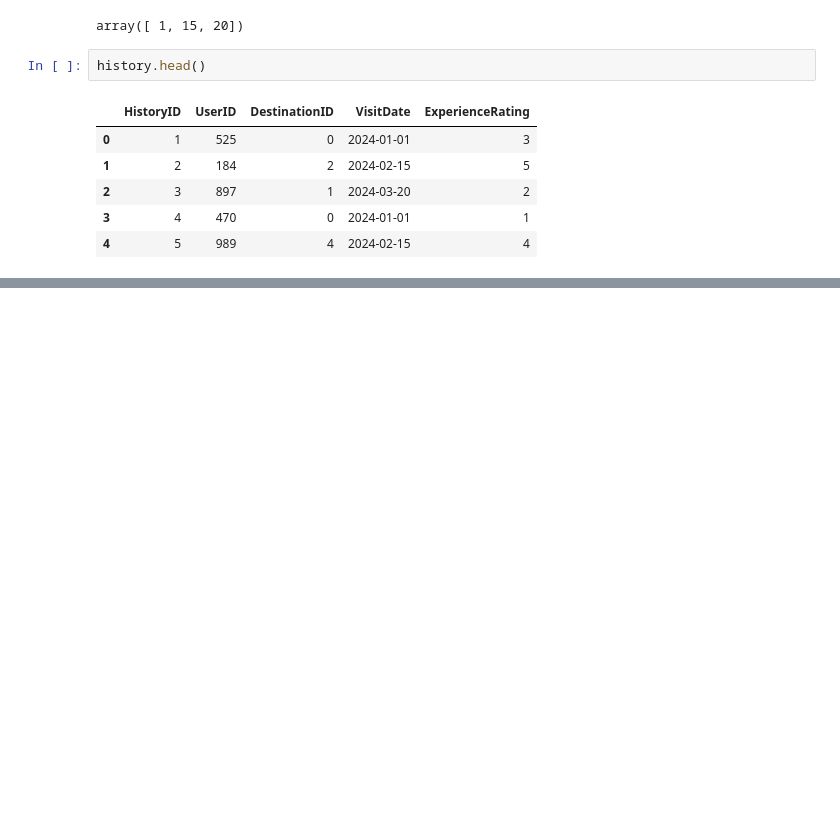
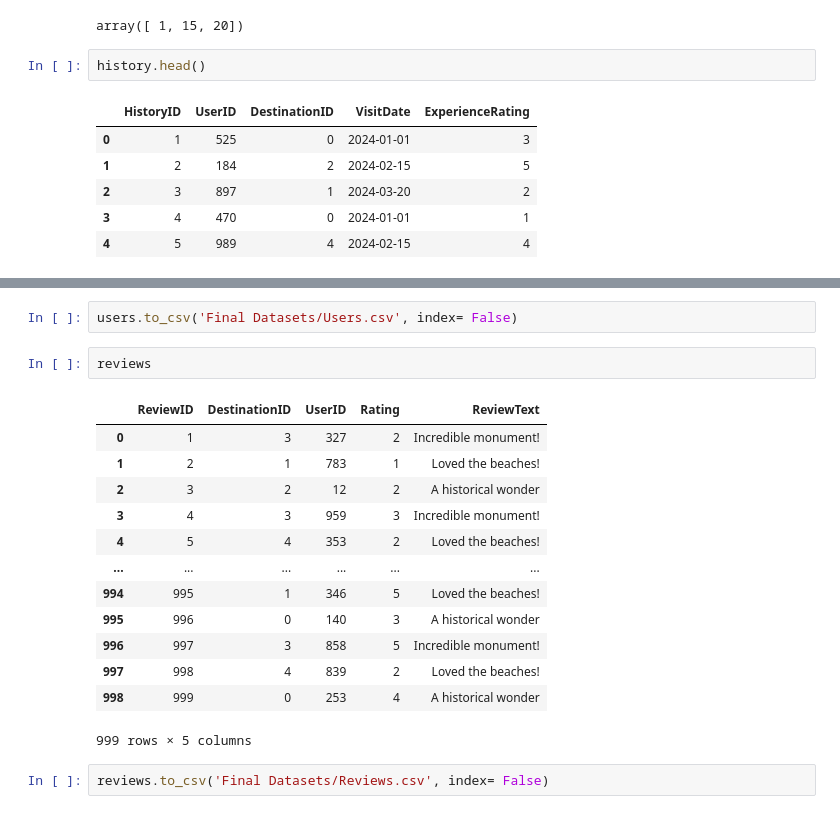
Before and after one commit to ErfanJoodi/EDA-on-Travel-dataset, a Jupyter notebook: EDA.ipynb, the cells around one changed output, grey strips where cells are left out. Cells and saved outputs as stored; diff of their text form; blank space fills up the shorter version.

Commit message:
Preparing all the tables

```diff
--- a/EDA.ipynb
+++ b/EDA.ipynb
@@ -629,0 +663,20 @@ history.head()
+# %%
+users.to_csv('Final Datasets/Users.csv', index= False)
+# %%
+reviews
+# %% [output]
+|  | ReviewID | DestinationID | UserID | Rating | ReviewText |
+| 0 | 1 | 3 | 327 | 2 | Incredible monument! |
+| 1 | 2 | 1 | 783 | 1 | Loved the beaches! |
+| 2 | 3 | 2 | 12 | 2 | A historical wonder |
+| 3 | 4 | 3 | 959 | 3 | Incredible monument! |
+| 4 | 5 | 4 | 353 | 2 | Loved the beaches! |
+| ... | ... | ... | ... | ... | ... |
+| 994 | 995 | 1 | 346 | 5 | Loved the beaches! |
+| 995 | 996 | 0 | 140 | 3 | A historical wonder |
+| 996 | 997 | 3 | 858 | 5 | Incredible monument! |
+| 997 | 998 | 4 | 839 | 2 | Loved the beaches! |
+| 998 | 999 | 0 | 253 | 4 | A historical wonder |
+999 rows × 5 columns
+# %%
+reviews.to_csv('Final Datasets/Reviews.csv', index= False)
```
Also changed, not shown: parts of 8 cells of this notebook, 4 other files.
